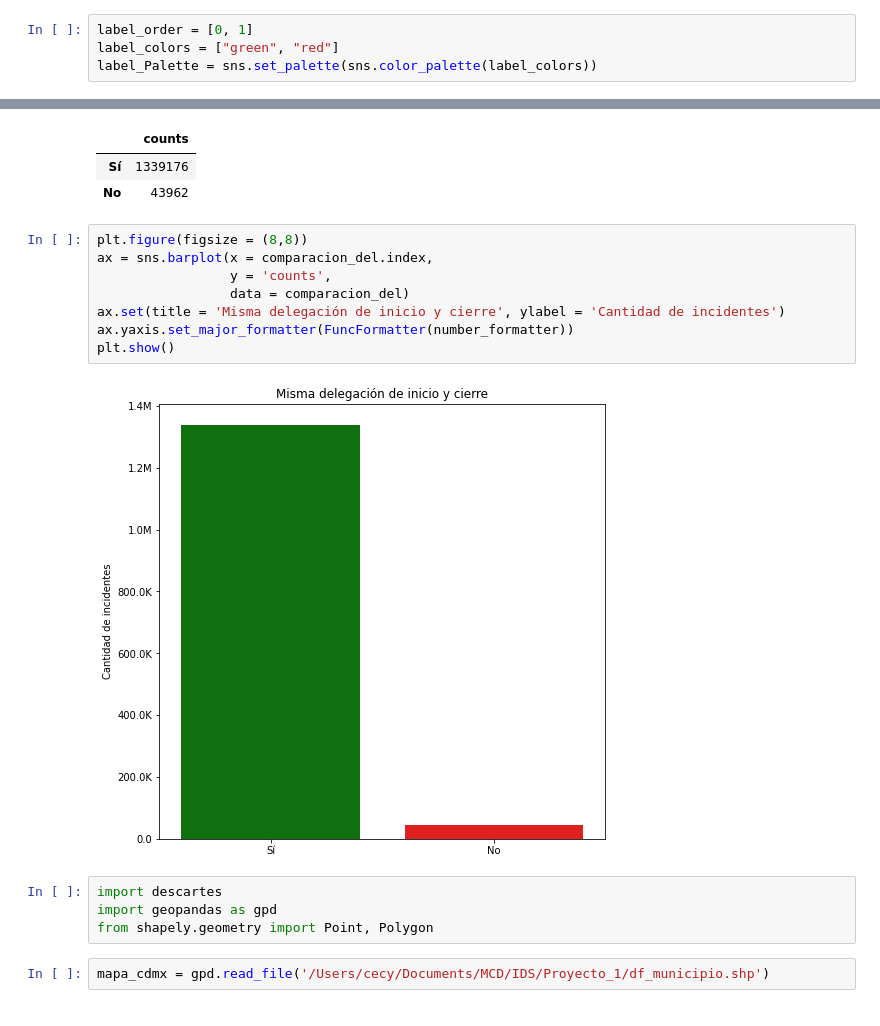
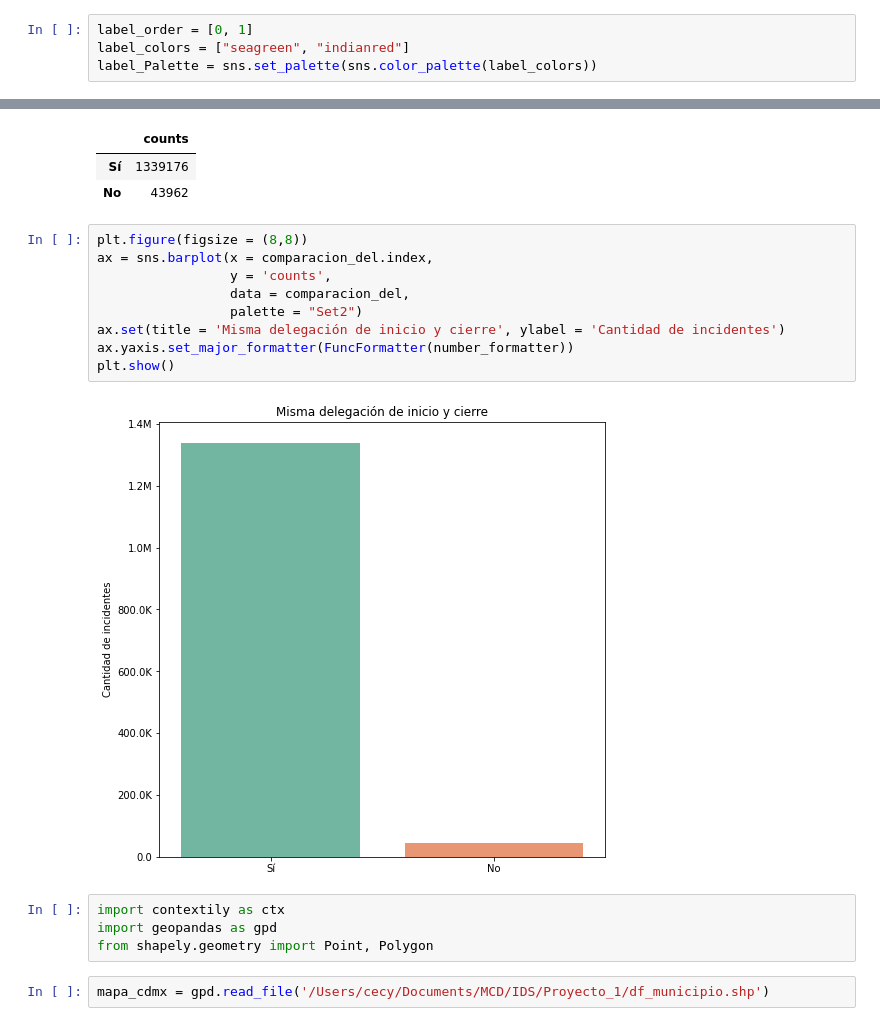
Before and after one commit to rafaelortegar/Proyecto1_IDS_2020, a Jupyter notebook: notebooks/GEDA.ipynb, the cells around one changed output, grey strips where cells are left out. Drawn from its saved outputs; the diff is of its cells as text.

```diff
--- a/notebooks/GEDA.ipynb
+++ b/notebooks/GEDA.ipynb
@@ -278,7 +277,7 @@ cod_colors = ["seagreen", "lightsteelblue", "tomato", "darkred", "dodgerblue"]
 cod_Palette = sns.set_palette(sns.color_palette(cod_colors))
 # %%
 label_order = [0, 1]
-label_colors = ["green", "red"]
+label_colors = ["seagreen", "indianred"]
 label_Palette = sns.set_palette(sns.color_palette(label_colors))
 # %%
 dia_orden = ["Lunes", "Martes", "Miércoles", "Jueves", "Viernes", "Sábado", "Domingo"]
@@ -437,15 +438,16 @@ comparacion_del
 # %%
 plt.figure(figsize = (8,8))
 ax = sns.barplot(x = comparacion_del.index,
                  y = 'counts',
-                 data = comparacion_del)
+                 data = comparacion_del,
+                 palette = "Set2")
 ax.set(title = 'Misma delegación de inicio y cierre', ylabel = 'Cantidad de incidentes')
 ax.yaxis.set_major_formatter(FuncFormatter(number_formatter))
 plt.show()
 # %% [output]
-[figure, old version]
+[figure, new version]
 # %%
-import descartes
+import contextily as ctx
 import geopandas as gpd
 from shapely.geometry import Point, Polygon
 # %%
```
Also changed, not shown: parts of 26 cells of this notebook.
